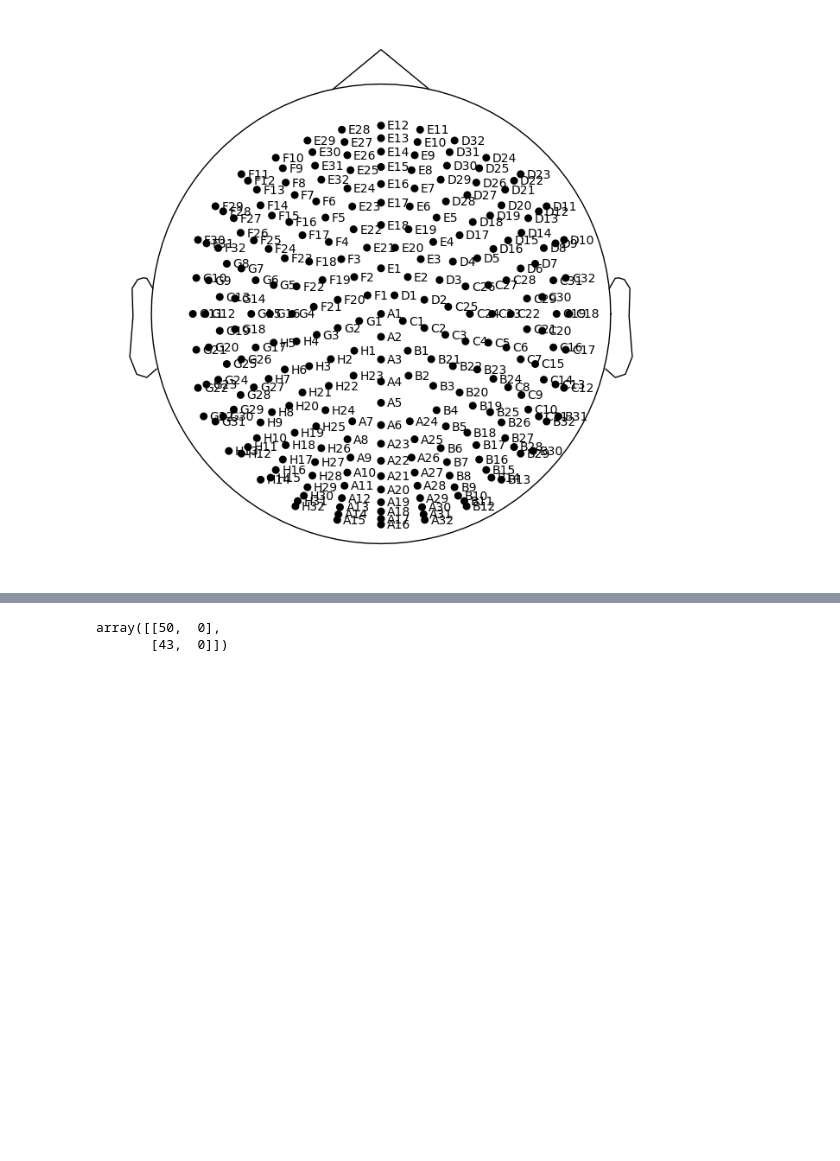
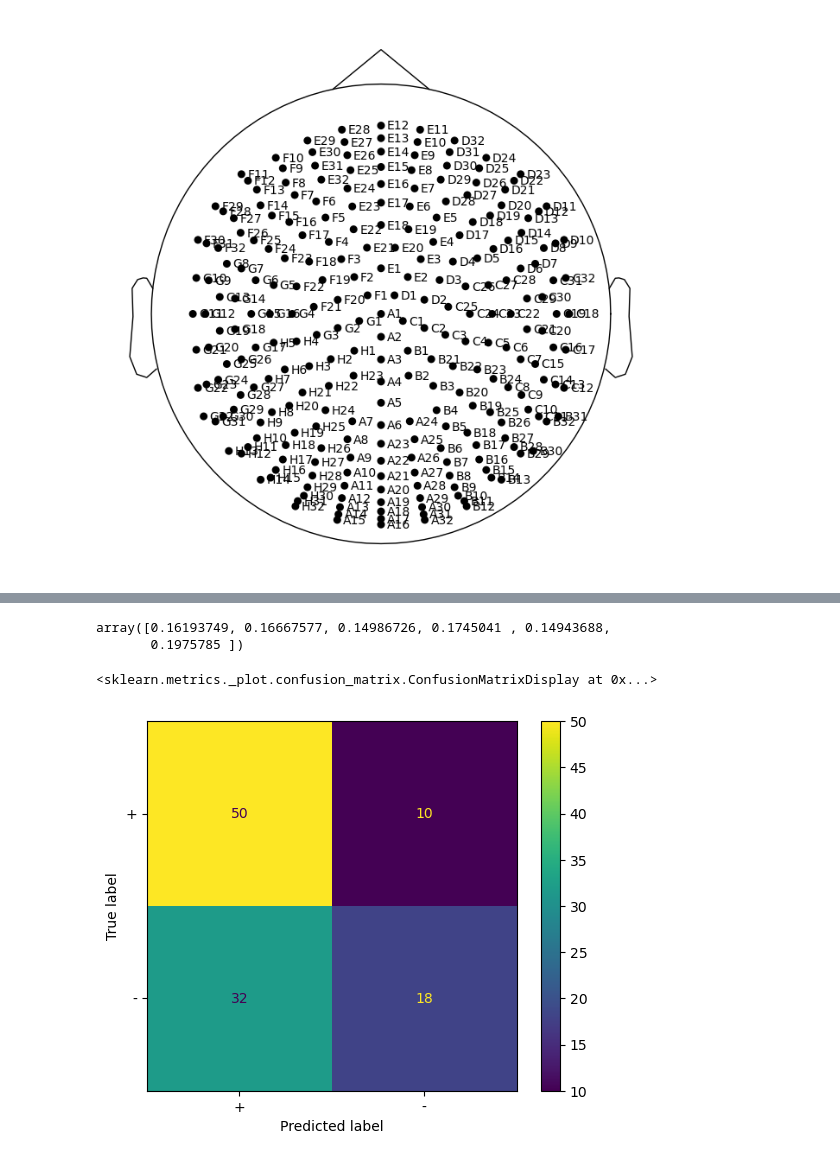
Before and after one commit to Nicopiwi/emotion-valence-classifier, a Jupyter notebook: random_forest.ipynb, the cells around one changed output, grey strips where cells are left out. Cells and saved outputs as stored; diff of their text form; code cells hidden in the pictures; blank space fills up the shorter version.

```diff
--- a/random_forest.ipynb
+++ b/random_forest.ipynb
@@ -269,6 +200,13 @@ plt.close()
+# %%
+# We conserve only the means, since the mean and standard deviation of each band
+# are highly correlated. Except for the beta_sttdev
+
+feed_data = df_processed.loc[:, ("alpha_mean", "beta_mean", "beta_stddev", "theta_mean", "delta_mean", "gamma_mean", "valence")]
 # %%
 from sklearn.ensemble import RandomForestClassifier
-from sklearn.metrics import accuracy_score, confusion_matrix, precision_score, recall_score, ConfusionMatrixDisplay
+from sklearn.metrics import accuracy_score, confusion_matrix, ConfusionMatrixDisplay
 from sklearn.model_selection import RandomizedSearchCV, train_test_split
 
-X_train, X_test, y_train, y_test = train_test_split(df_processed.drop("valence", axis=1), df_processed["valence"], test_size=0.2, random_state=42)
+X_train, X_test, y_train, y_test = train_test_split(
+    feed_data.drop("valence", axis=1), feed_data["valence"], test_size=0.2, random_state=42
+)
@@ -290,0 +213,18 @@ X_train
+# %%
+# Hyperparameter tuning
+
+param_grid = {
+    'criterion': ['gini', 'entropy', 'log_loss'],
+    'max_depth': [7, 10, 15, 20],
+    'max_features': [2, 3],
+    'min_samples_leaf': [3, 4, 5],
+    'min_samples_split': [8, 10, 12],
+    'n_estimators': [100, 150, 200]
+}
+# Create a based model
+rf = RandomForestClassifier(random_state=42)
+# Instantiate the grid search model
+search = RandomizedSearchCV(estimator = rf, param_distributions = param_grid, n_iter = 300, cv = 3, verbose=2, random_state=42, n_jobs = -1)
+
+search.fit(X_train, y_train)
+search.best_params_
@@ -291,5 +255,12 @@ X_train
 # %%
-rf = RandomForestClassifier()
+rf = RandomForestClassifier(
+    random_state = 42,
+    n_estimators=200,
+    min_samples_split=8,
+    min_samples_leaf=3,
+    max_depth=20,
+    criterion='log_loss'
+)
 rf.fit(X_train, y_train)
 y_pred = rf.predict(X_test)
 # %%
@@ -299,5 +270,14 @@ accuracy_score(y_test, y_pred)
-# %%
-confusion_matrix(y_test, y_pred)
-# %% [output]
-array([[50,  0],
-       [43,  0]])
+# %%
+rf.feature_importances_
+# %% [output]
+array([0.16193749, 0.16667577, 0.14986726, 0.1745041 , 0.14943688,
+       0.1975785 ])
+# %%
+cm = confusion_matrix(y_test, y_pred)
+
+disp = ConfusionMatrixDisplay(confusion_matrix=cm,
+                                display_labels=rf.classes_)
+disp.plot()
+# %% [output]
+<sklearn.metrics._plot.confusion_matrix.ConfusionMatrixDisplay at 0x...>
+[figure, added]
```
Also changed, not shown: parts of 16 cells of this notebook.
